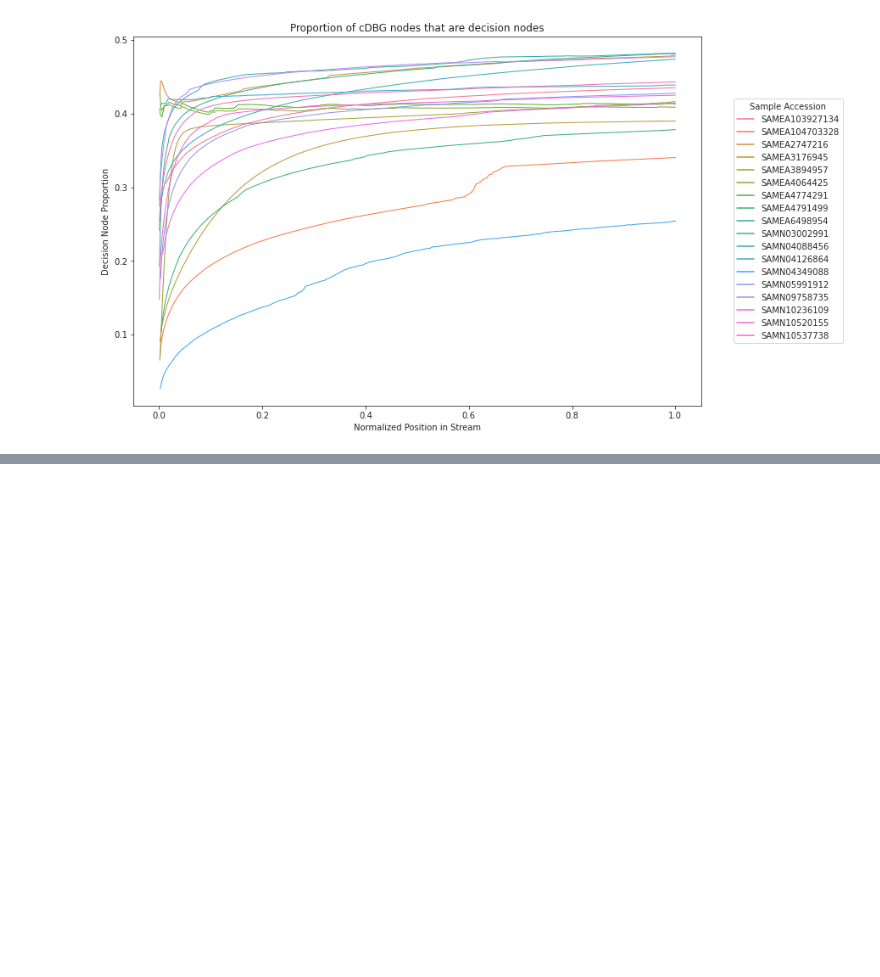
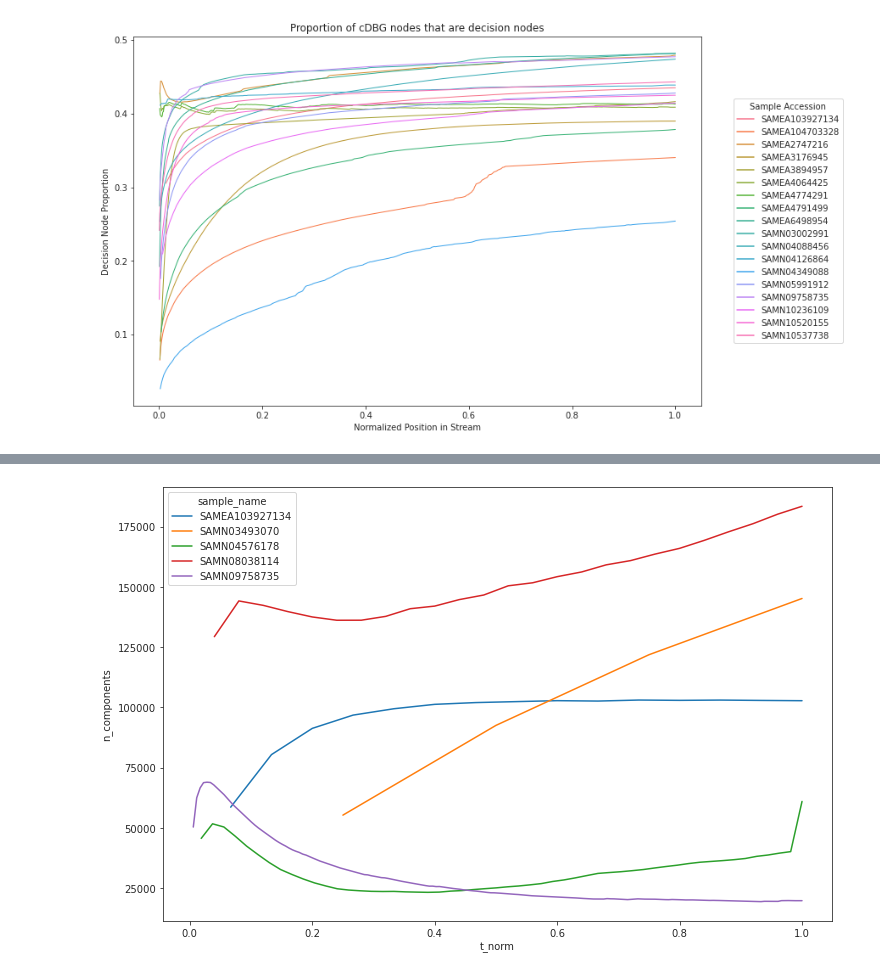
Before and after one commit to camillescott/dissertation, a Jupyter notebook: notebooks/Chapter One.ipynb, the cells around one changed output, grey strips where cells are left out. Drawn from its saved outputs; the diff is of its cells as text; code cells hidden in the pictures; blank space fills up the shorter version.

```diff
--- a/notebooks/Chapter One.ipynb
+++ b/notebooks/Chapter One.ipynb
@@ -145,0 +226,7 @@ fig.legend
+# %%
+with sns.axes_style("ticks"), \
+     FigureManager(show=True, figsize=(12,8)) as (fig, ax):
+
+    sns.lineplot(data=comps_df, x='t_norm', y='n_components', hue='sample_name', ax=ax)
+# %% [output]
+[figure, added]
```
Also changed, not shown: parts of 10 cells of this notebook, 2 other files.
